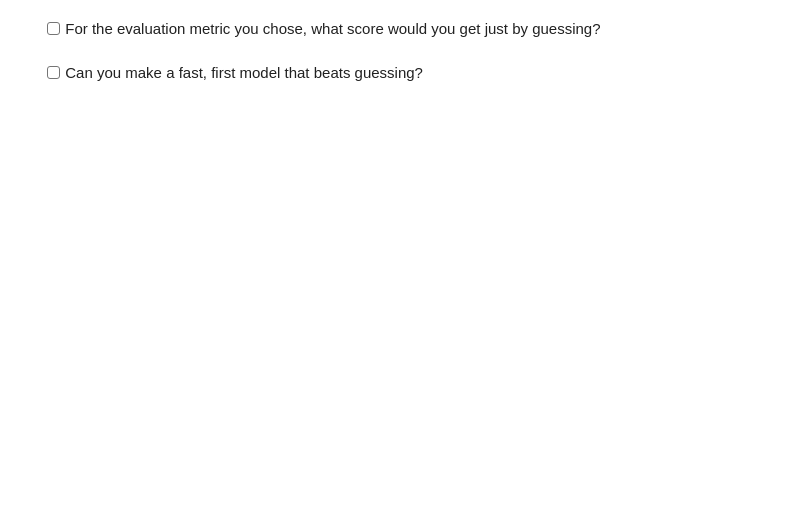
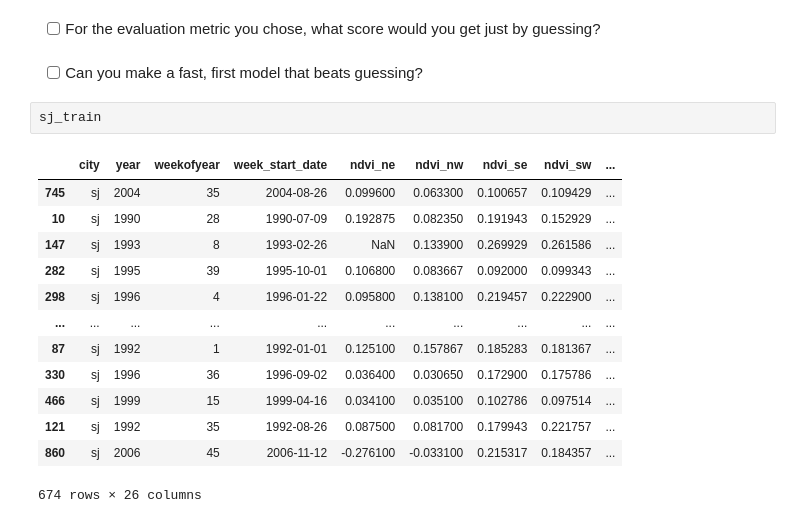
Before and after one commit to JackRossProjects/Dengue-Fever-Prediction, a Jupyter notebook: Dengue-Fever-Prediction.ipynb, the cells around one changed output. Drawn from its saved outputs; the diff is of its cells as text; blank space fills up the shorter version.

```diff
--- a/Dengue-Fever-Prediction.ipynb
+++ b/Dengue-Fever-Prediction.ipynb
@@ -271,3 +293,19 @@ Text(0.5, 1, 'Iquitos Variable Correlations')
 - [ ] For the evaluation metric you chose, what score would you get just by guessing?
 # %% [markdown]
 - [ ] Can you make a fast, first model that beats guessing?
+# %%
+sj_train
+# %% [output]
+|  | city | year | weekofyear | week_start_date | ndvi_ne | ndvi_nw | ndvi_se | ndvi_sw | ... |
+| 745 | sj | 2004 | 35 | 2004-08-26 | 0.099600 | 0.063300 | 0.100657 | 0.109429 | ... |
+| 10 | sj | 1990 | 28 | 1990-07-09 | 0.192875 | 0.082350 | 0.191943 | 0.152929 | ... |
+| 147 | sj | 1993 | 8 | 1993-02-26 | NaN | 0.133900 | 0.269929 | 0.261586 | ... |
+| 282 | sj | 1995 | 39 | 1995-10-01 | 0.106800 | 0.083667 | 0.092000 | 0.099343 | ... |
+| 298 | sj | 1996 | 4 | 1996-01-22 | 0.095800 | 0.138100 | 0.219457 | 0.222900 | ... |
+| ... | ... | ... | ... | ... | ... | ... | ... | ... | ... |
+| 87 | sj | 1992 | 1 | 1992-01-01 | 0.125100 | 0.157867 | 0.185283 | 0.181367 | ... |
+| 330 | sj | 1996 | 36 | 1996-09-02 | 0.036400 | 0.030650 | 0.172900 | 0.175786 | ... |
+| 466 | sj | 1999 | 15 | 1999-04-16 | 0.034100 | 0.035100 | 0.102786 | 0.097514 | ... |
+| 121 | sj | 1992 | 35 | 1992-08-26 | 0.087500 | 0.081700 | 0.179943 | 0.221757 | ... |
+| 860 | sj | 2006 | 45 | 2006-11-12 | -0.276100 | -0.033100 | 0.215317 | 0.184357 | ... |
+674 rows × 26 columns
```
Also changed, not shown: parts of 30 cells of this notebook.
